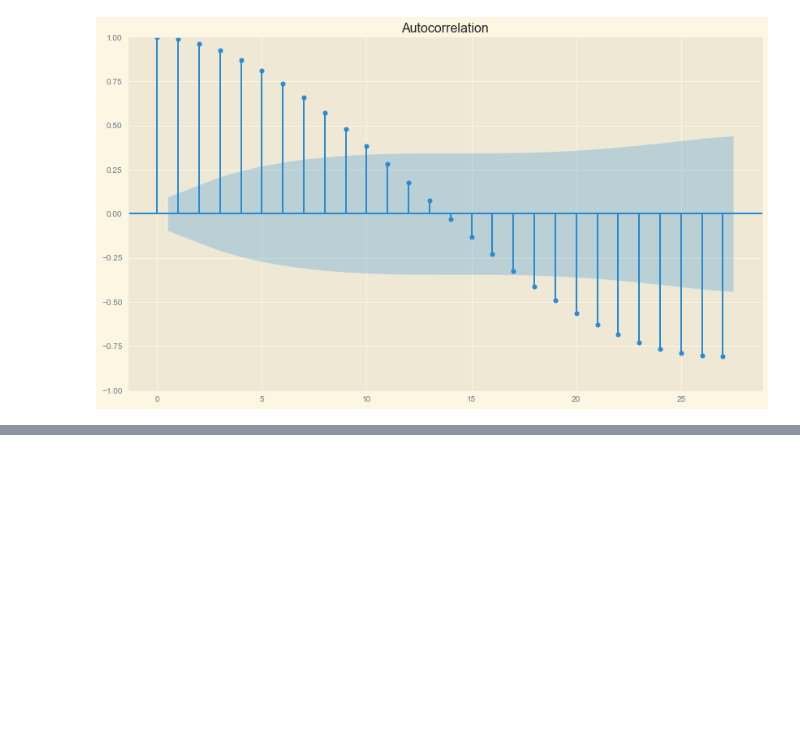
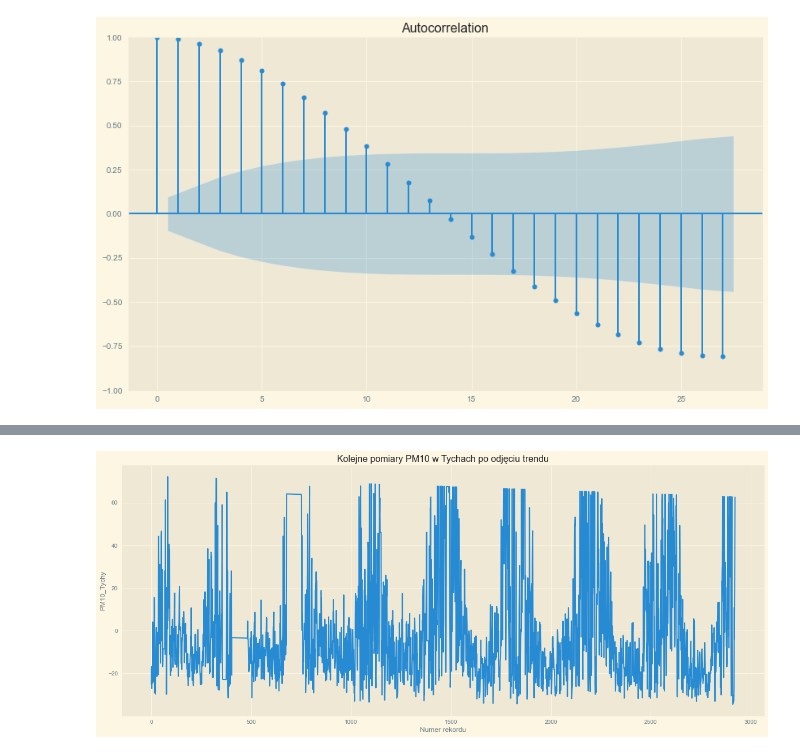
Before and after one commit to panierka/AirQualityComparativeAnalysis, a Jupyter notebook: main.ipynb, the cells around one changed output, grey strips where cells are left out. Drawn from its saved outputs; the diff is of its cells as text; code cells hidden in the pictures; blank space fills up the shorter version.

```diff
--- a/main.ipynb
+++ b/main.ipynb
@@ -510,0 +569,9 @@ plt.show()
+# %%
+detrended = df['PM10_Tychy'] - trend
+plt.figure(figsize=(20, 8))
+sns.lineplot(x=x, y=detrended)
+plt.xlabel('Numer rekordu')
+plt.title('Kolejne pomiary PM10 w Tychach po odjęciu trendu')
+plt.show()
+# %% [output]
+[figure, added]
```
Also changed, not shown: parts of 31 cells of this notebook, 1 other file.
